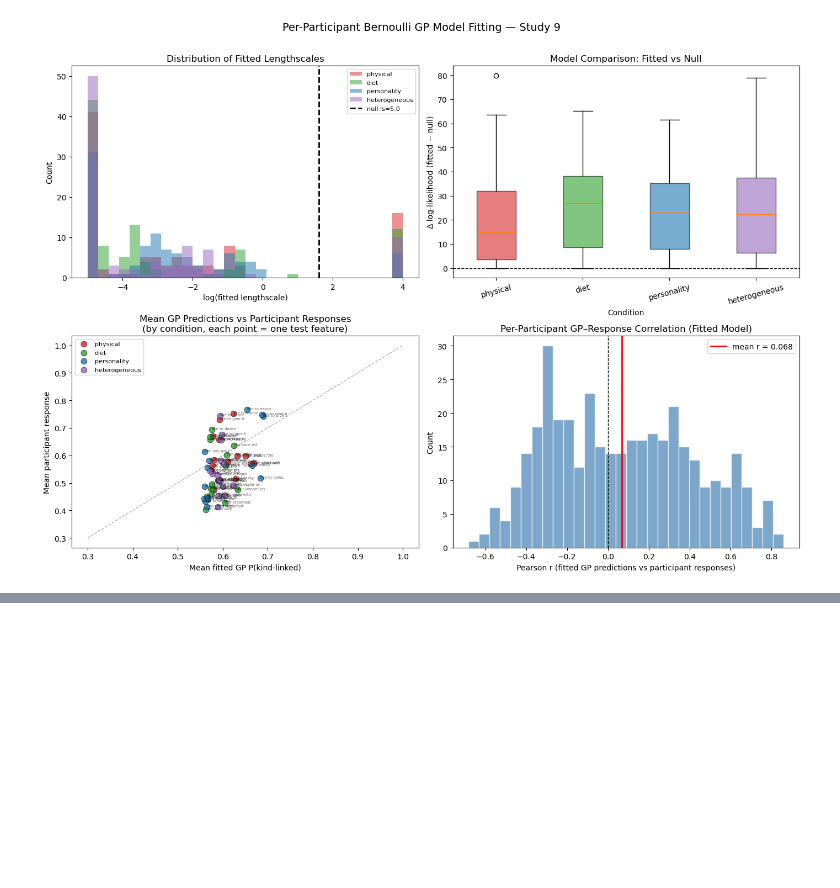
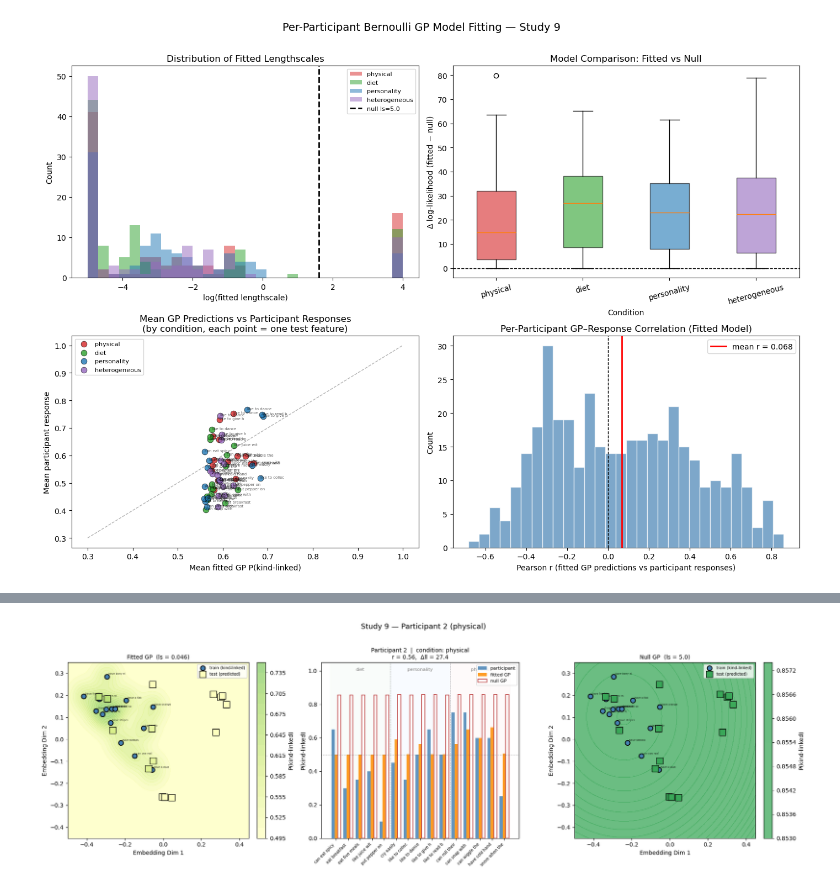
Before and after one commit to mariannazhang/compgenerics, a Jupyter notebook: model/gp/model-gp-study9.ipynb, the cells around one changed output, grey strips where cells are left out. Saved outputs shown, nothing was run; the diff lists cells and outputs as text; code cells hidden in the pictures; blank space fills up the shorter version.

Commit message:
first draft of visualizer

```diff
--- a/model/gp/model-gp-study9.ipynb
+++ b/model/gp/model-gp-study9.ipynb
@@ -882,0 +1058,11 @@ plt.show()
+# %%
+# ── Example: plot a specific participant ─────────────────────────────────
+# Change i to any index 0 – len(results)-1
+
+plot_participant(2)
+
+# To find an interesting participant (large delta_ll = fitted model wins a lot):
+# best_i = sorted(range(len(results)), key=lambda i: -results[i]['delta_ll'])[0]
+# plot_participant(best_i)
+# %% [output]
+[figure, added]
```
Also changed, not shown: parts of 1 cell of this notebook.
